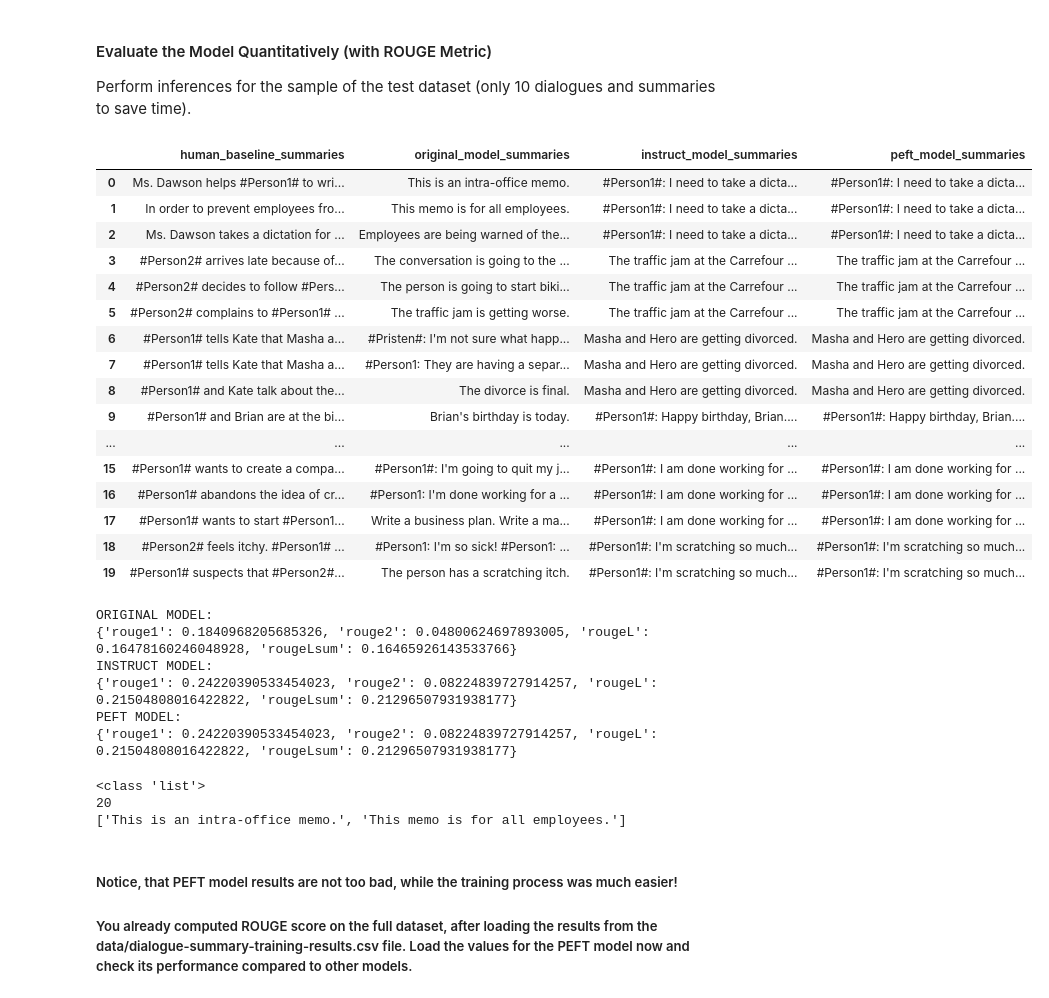
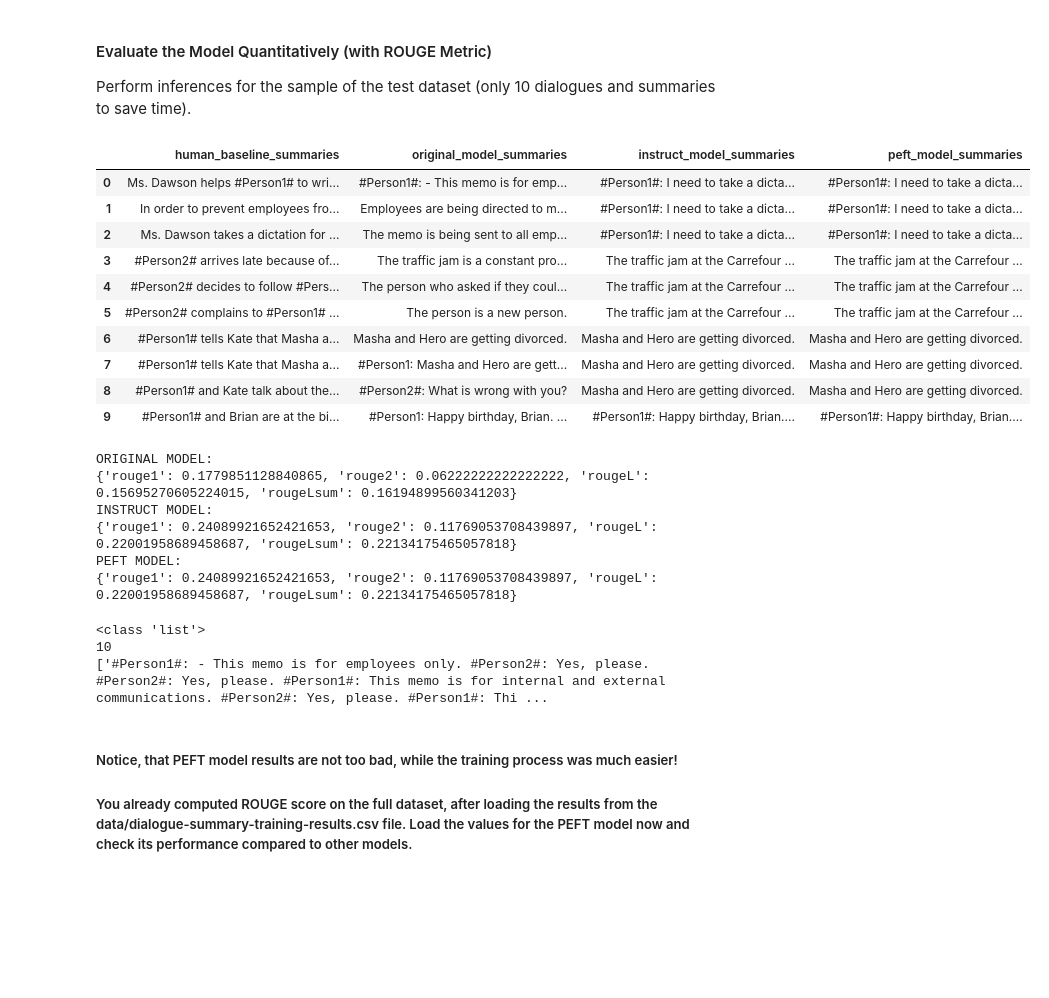
Before and after one commit to hwang2006/Generative-AI-with-LLMs, a Jupyter notebook: Lab_2_fine_tune_generative_ai_model.ipynb, the cells around one changed output. Saved outputs shown, nothing was run; the diff lists cells and outputs as text; code cells hidden in the pictures; blank space fills up the shorter version.

```diff
--- a/Lab_2_fine_tune_generative_ai_model.ipynb
+++ b/Lab_2_fine_tune_generative_ai_model.ipynb
@@ -657,8 +641,8 @@ PEFT MODEL: The train is about to leave.
 #### Evaluate the Model Quantitatively (with ROUGE Metric)
 Perform inferences for the sample of the test dataset (only 10 dialogues and summaries to save time).
 # %%
-dialogues = dataset['test'][0:20]['dialogue']
-human_baseline_summaries = dataset['test'][0:20]['summary']
+dialogues = dataset['test'][0:10]['dialogue']
+human_baseline_summaries = dataset['test'][0:10]['summary']
 
 original_model_summaries = []
 instruct_model_summaries = []
@@ -669,49 +653,43 @@ for idx, dialogue in enumerate(dialogues):
 Summarize the following conversation.
 
 {dialogue}
 
 Summary: """
 
     input_ids = tokenizer(prompt, return_tensors="pt").input_ids
     input_ids = input_ids.to(device)
 
     human_baseline_text_output = human_baseline_summaries[idx]
 
     original_model_outputs = original_model.generate(input_ids=input_ids, generation_config=GenerationConfig(max_new_tokens=200))
     original_model_text_output = tokenizer.decode(original_model_outputs[0], skip_special_tokens=True)
 
     instruct_model_outputs = instruct_model.generate(input_ids=input_ids, generation_config=GenerationConfig(max_new_tokens=200))
     instruct_model_text_output = tokenizer.decode(instruct_model_outputs[0], skip_special_tokens=True)
 
     peft_model_outputs = peft_model.generate(input_ids=input_ids, generation_config=GenerationConfig(max_new_tokens=200))
     peft_model_text_output = tokenizer.decode(peft_model_outputs[0], skip_special_tokens=True)
 
     original_model_summaries.append(original_model_text_output)
     instruct_model_summaries.append(instruct_model_text_output)
     peft_model_summaries.append(peft_model_text_output)
 
 zipped_summaries = list(zip(human_baseline_summaries, original_model_summaries, instruct_model_summaries, peft_model_summaries))
 
 df = pd.DataFrame(zipped_summaries, columns = ['human_baseline_summaries', 'original_model_summaries', 'instruct_model_summaries', 'peft_model_summaries'])
 df
 # %% [output]
 |  | human_baseline_summaries | original_model_summaries | instruct_model_summaries | peft_model_summaries |
-| 0 | Ms. Dawson helps #Person1# to wri... | This is an intra-office memo. | #Person1#: I need to take a dicta... | #Person1#: I need to take a dicta... |
-| 1 | In order to prevent employees fro... | This memo is for all employees. | #Person1#: I need to take a dicta... | #Person1#: I need to take a dicta... |
-| 2 | Ms. Dawson takes a dictation for ... | Employees are being warned of the... | #Person1#: I need to take a dicta... | #Person1#: I need to take a dicta... |
-| 3 | #Person2# arrives late because of... | The conversation is going to the ... | The traffic jam at the Carrefour ... | The traffic jam at the Carrefour ... |
-| 4 | #Person2# decides to follow #Pers... | The person is going to start biki... | The traffic jam at the Carrefour ... | The traffic jam at the Carrefour ... |
-| 5 | #Person2# complains to #Person1# ... | The traffic jam is getting worse. | The traffic jam at the Carrefour ... | The traffic jam at the Carrefour ... |
-| 6 | #Person1# tells Kate that Masha a... | #Pristen#: I'm not sure what happ... | Masha and Hero are getting divorced. | Masha and Hero are getting divorced. |
-| 7 | #Person1# tells Kate that Masha a... | #Person1: They are having a separ... | Masha and Hero are getting divorced. | Masha and Hero are getting divorced. |
-| 8 | #Person1# and Kate talk about the... | The divorce is final. | Masha and Hero are getting divorced. | Masha and Hero are getting divorced. |
-| 9 | #Person1# and Brian are at the bi... | Brian's birthday is today. | #Person1#: Happy birthday, Brian.... | #Person1#: Happy birthday, Brian.... |
-| ... | ... | ... | ... | ... |
-| 15 | #Person1# wants to create a compa... | #Person1#: I'm going to quit my j... | #Person1#: I am done working for ... | #Person1#: I am done working for ... |
-| 16 | #Person1# abandons the idea of cr... | #Person1: I'm done working for a ... | #Person1#: I am done working for ... | #Person1#: I am done working for ... |
-| 17 | #Person1# wants to start #Person1... | Write a business plan. Write a ma... | #Person1#: I am done working for ... | #Person1#: I am done working for ... |
-| 18 | #Person2# feels itchy. #Person1# ... | #Person1: I'm so sick! #Person1: ... | #Person1#: I'm scratching so much... | #Person1#: I'm scratching so much... |
-| 19 | #Person1# suspects that #Person2#... | The person has a scratching itch. | #Person1#: I'm scratching so much... | #Person1#: I'm scratching so much... |
+| 0 | Ms. Dawson helps #Person1# to wri... | #Person1#: - This memo is for emp... | #Person1#: I need to take a dicta... | #Person1#: I need to take a dicta... |
+| 1 | In order to prevent employees fro... | Employees are being directed to m... | #Person1#: I need to take a dicta... | #Person1#: I need to take a dicta... |
+| 2 | Ms. Dawson takes a dictation for ... | The memo is being sent to all emp... | #Person1#: I need to take a dicta... | #Person1#: I need to take a dicta... |
+| 3 | #Person2# arrives late because of... | The traffic jam is a constant pro... | The traffic jam at the Carrefour ... | The traffic jam at the Carrefour ... |
+| 4 | #Person2# decides to follow #Pers... | The person who asked if they coul... | The traffic jam at the Carrefour ... | The traffic jam at the Carrefour ... |
+| 5 | #Person2# complains to #Person1# ... | The person is a new person. | The traffic jam at the Carrefour ... | The traffic jam at the Carrefour ... |
+| 6 | #Person1# tells Kate that Masha a... | Masha and Hero are getting divorced. | Masha and Hero are getting divorced. | Masha and Hero are getting divorced. |
+| 7 | #Person1# tells Kate that Masha a... | #Person1: Masha and Hero are gett... | Masha and Hero are getting divorced. | Masha and Hero are getting divorced. |
+| 8 | #Person1# and Kate talk about the... | #Person2#: What is wrong with you? | Masha and Hero are getting divorced. | Masha and Hero are getting divorced. |
+| 9 | #Person1# and Brian are at the bi... | #Person1: Happy birthday, Brian. ... | #Person1#: Happy birthday, Brian.... | #Person1#: Happy birthday, Brian.... |
 # %%
 rouge = evaluate.load('rouge')
 
@@ -744,19 +722,19 @@ print('PEFT MODEL:')
 print(peft_model_results)
 # %% [output]
 ORIGINAL MODEL:
-{'rouge1': 0.1840968205685326, 'rouge2': 0.04800624697893005, 'rougeL': 0.16478160246048928, 'rougeLsum': 0.16465926143533766}
+{'rouge1': 0.1779851128840865, 'rouge2': 0.06222222222222222, 'rougeL': 0.15695270605224015, 'rougeLsum': 0.16194899560341203}
 INSTRUCT MODEL:
-{'rouge1': 0.24220390533454023, 'rouge2': 0.08224839727914257, 'rougeL': 0.21504808016422822, 'rougeLsum': 0.21296507931938177}
+{'rouge1': 0.24089921652421653, 'rouge2': 0.11769053708439897, 'rougeL': 0.22001958689458687, 'rougeLsum': 0.22134175465057818}
 PEFT MODEL:
-{'rouge1': 0.24220390533454023, 'rouge2': 0.08224839727914257, 'rougeL': 0.21504808016422822, 'rougeLsum': 0.21296507931938177}
+{'rouge1': 0.24089921652421653, 'rouge2': 0.11769053708439897, 'rougeL': 0.22001958689458687, 'rougeLsum': 0.22134175465057818}
 # %%
 print(type(original_model_summaries))
 print(len(original_model_summaries))
 print(original_model_summaries[:2])
 # %% [output]
 <class 'list'>
-20
-['This is an intra-office memo.', 'This memo is for all employees.']
+10
+['#Person1#: - This memo is for employees only. #Person2#: Yes, please. #Person2#: Yes, please. #Person1#: This memo is for internal and external communications. #Person2#: Yes, please. #Person1#: Thi ...
 # %% [markdown]
 ##### Notice, that PEFT model results are not too bad, while the training process was much easier!
 
```
Also changed, not shown: parts of 7 cells of this notebook, 3 other files.
